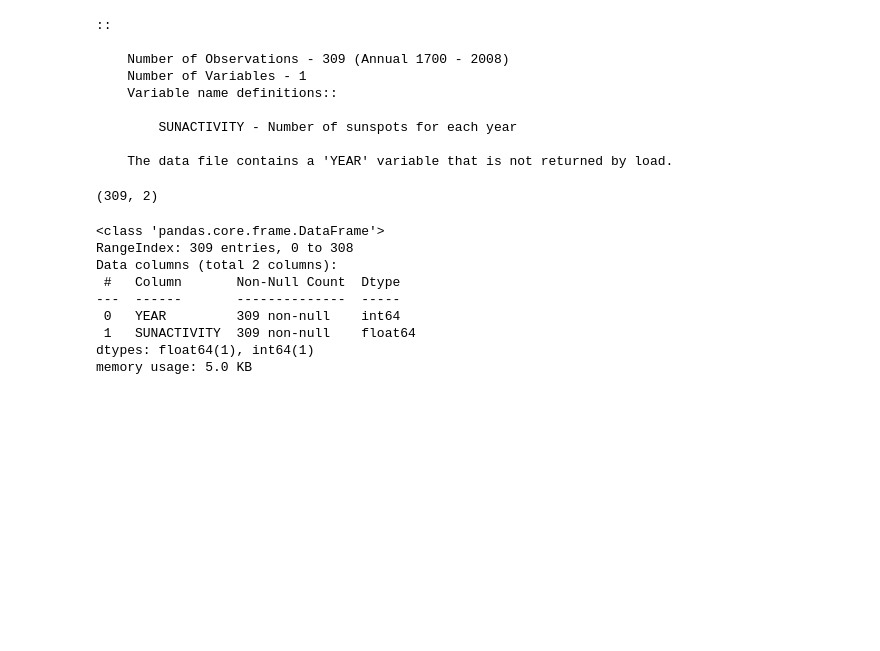
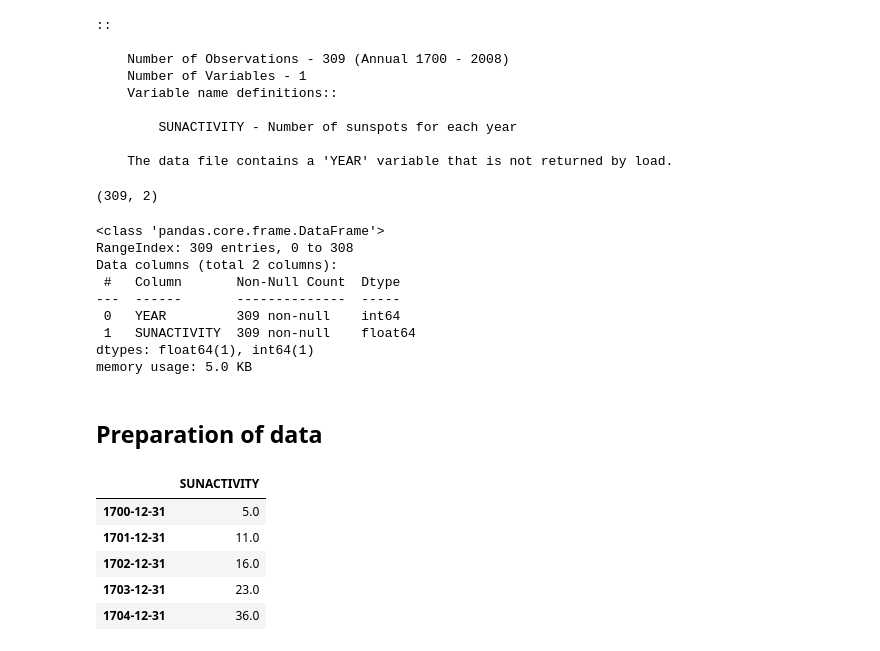
Before and after one commit to Takato-1887/Time_Series_-Analysis_Projects, a Jupyter notebook: Times_series_Project_1/Time_Series_Project1.ipynb, the cells around one changed output. Saved outputs shown, nothing was run; the diff lists cells and outputs as text; code cells hidden in the pictures; blank space fills up the shorter version.

```diff
--- a/Times_series_Project_1/Time_Series_Project1.ipynb
+++ b/Times_series_Project_1/Time_Series_Project1.ipynb
@@ -51,3 +51,17 @@ Data columns (total 2 columns):
  1   SUNACTIVITY  309 non-null    float64
 dtypes: float64(1), int64(1)
 memory usage: 5.0 KB
+# %% [markdown]
+## Preparation of data
+# %%
+#we will convert the year column into a date-time object
+df.index = pd.Index(sm.tsa.datetools.dates_from_range('1700', '2008'))
+del df["YEAR"]
+df.head()
+# %% [output]
+|  | SUNACTIVITY |
+| 1700-12-31 | 5.0 |
+| 1701-12-31 | 11.0 |
+| 1702-12-31 | 16.0 |
+| 1703-12-31 | 23.0 |
+| 1704-12-31 | 36.0 |
```
Also changed, not shown: parts of 9 cells of this notebook.
